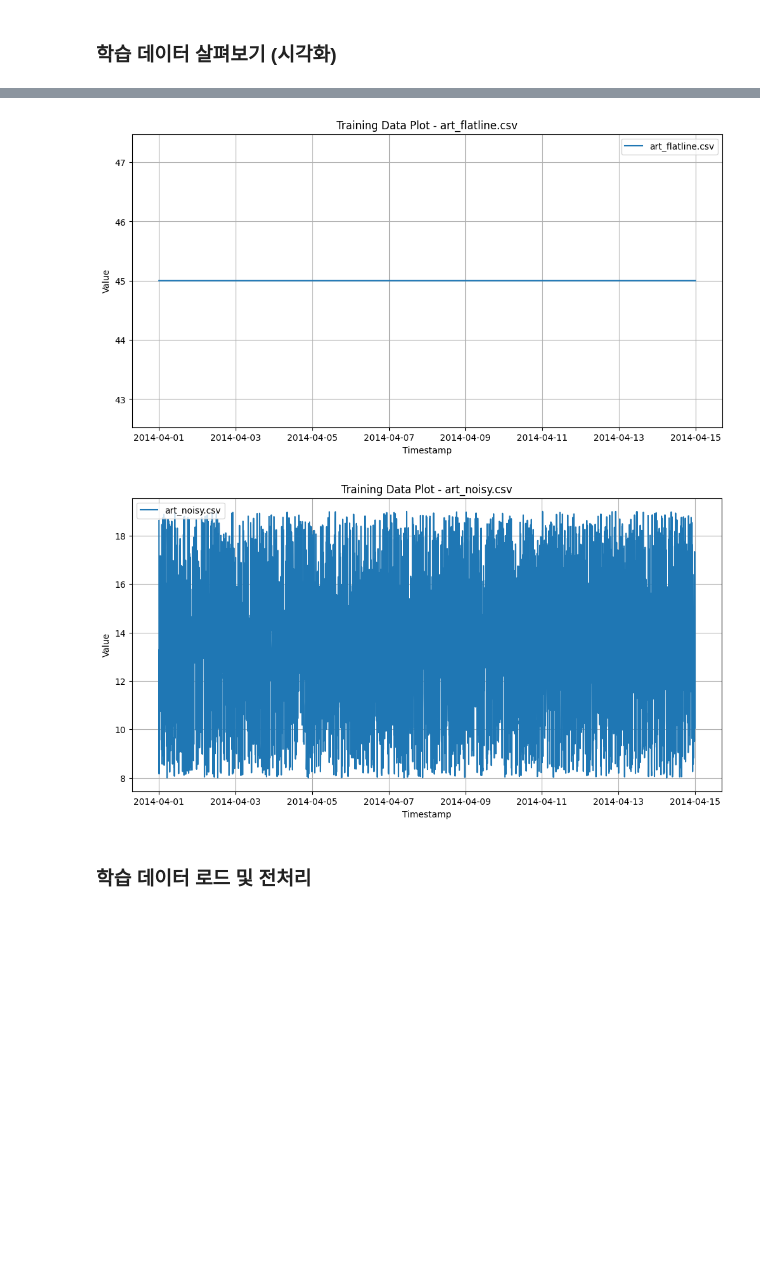
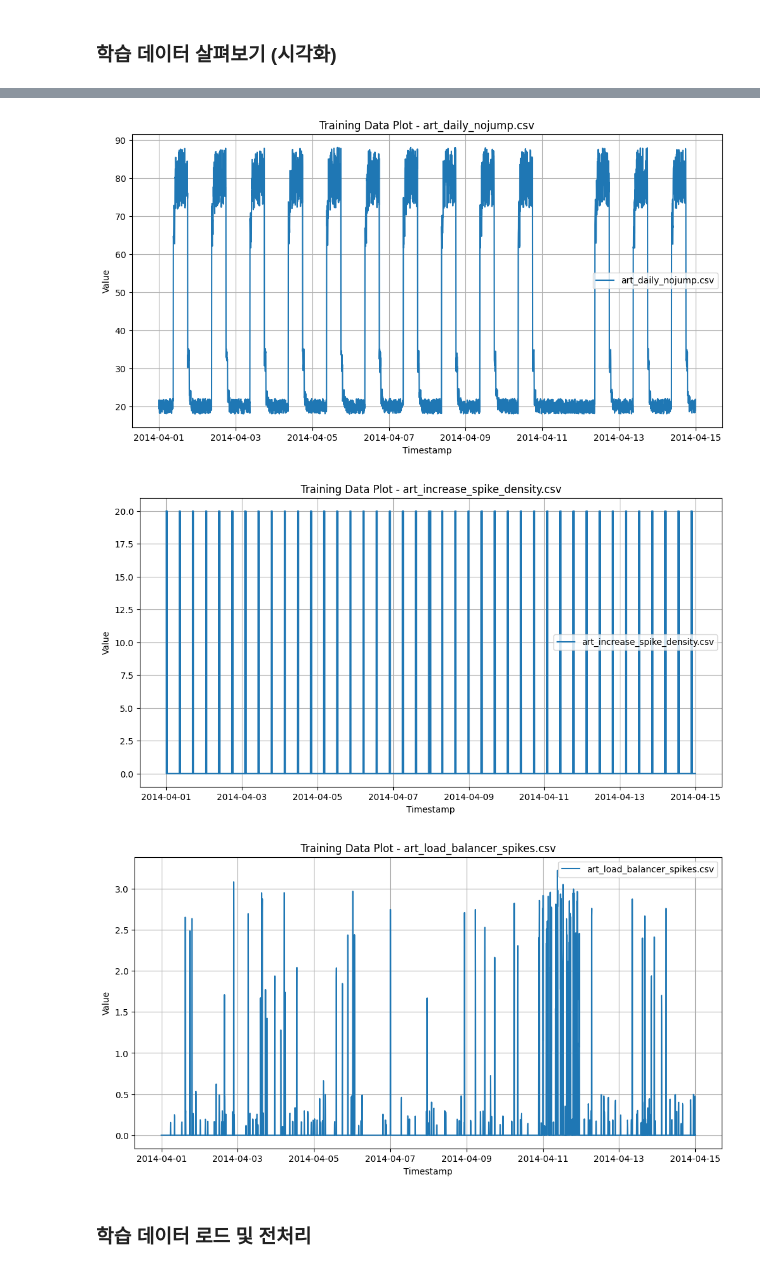
Before and after one commit to abcd-EGH/IEcapstone, a Jupyter notebook: H0.ipynb, the cells around one changed output, grey strips where cells are left out. Saved outputs shown, nothing was run; the diff lists cells and outputs as text; code cells hidden in the pictures; blank space fills up the shorter version.

```diff
--- a/H0.ipynb
+++ b/H0.ipynb
@@ -78,7 +40,7 @@ class BiLSTMAutoEncoder(nn.Module):
 ### 학습 데이터 살펴보기 (시각화)
 # %%
 # 학습 데이터 디렉토리 설정
-train_data_dir = 'NAB/data/artificialNoAnomaly'
+train_data_dir = 'NAB/data/artificialWithAnomaly'
 
 # 디렉토리 내의 모든 CSV 파일 불러오기
 train_files = [f for f in os.listdir(train_data_dir) if f.endswith('.csv')]
@@ -113,5 +75,6 @@ for train_file in train_files:
-[figure, old version]
+[figure, new version]
-[figure, old version]
+[figure, new version]
+[figure, added]
 # %% [markdown]
 ### 학습 데이터 로드 및 전처리
 # %%
```
Also changed, not shown: parts of 4 cells of this notebook, 45 other files.
